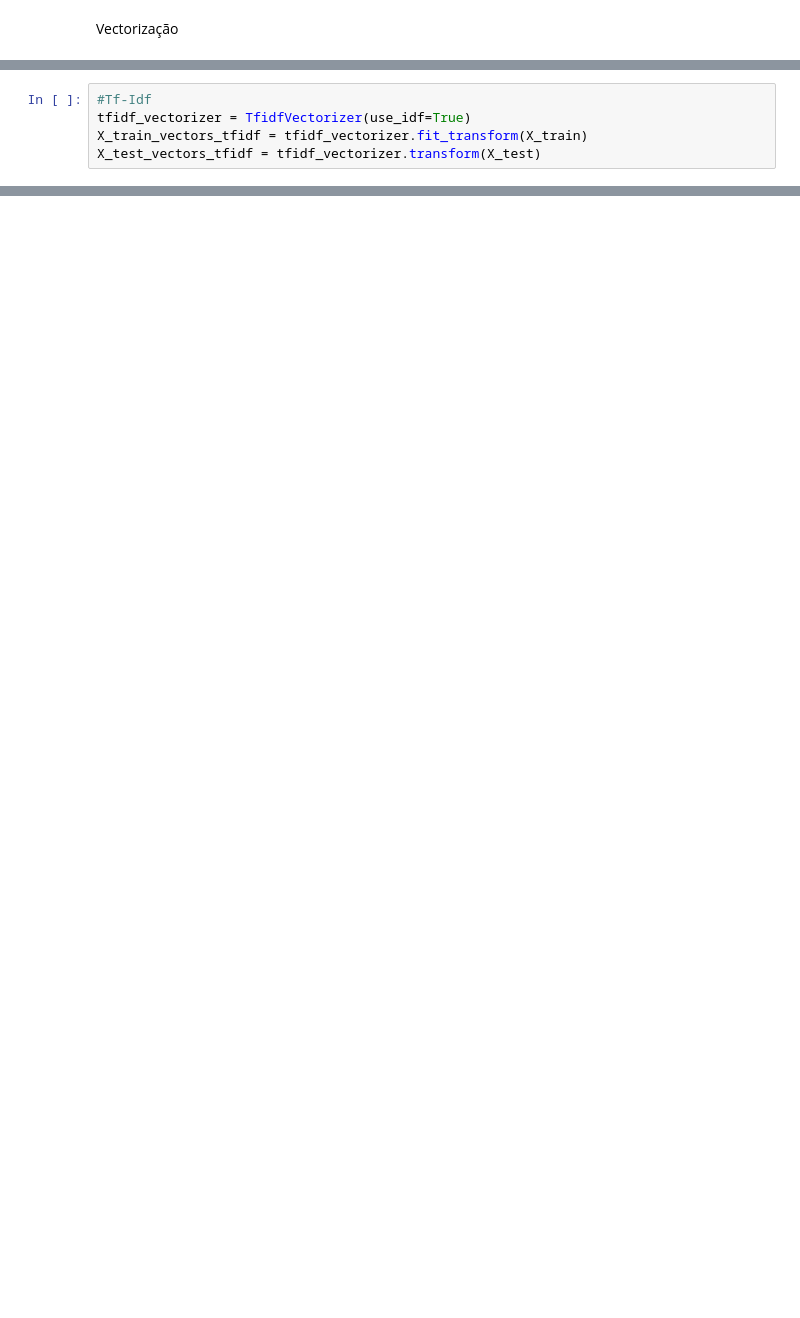
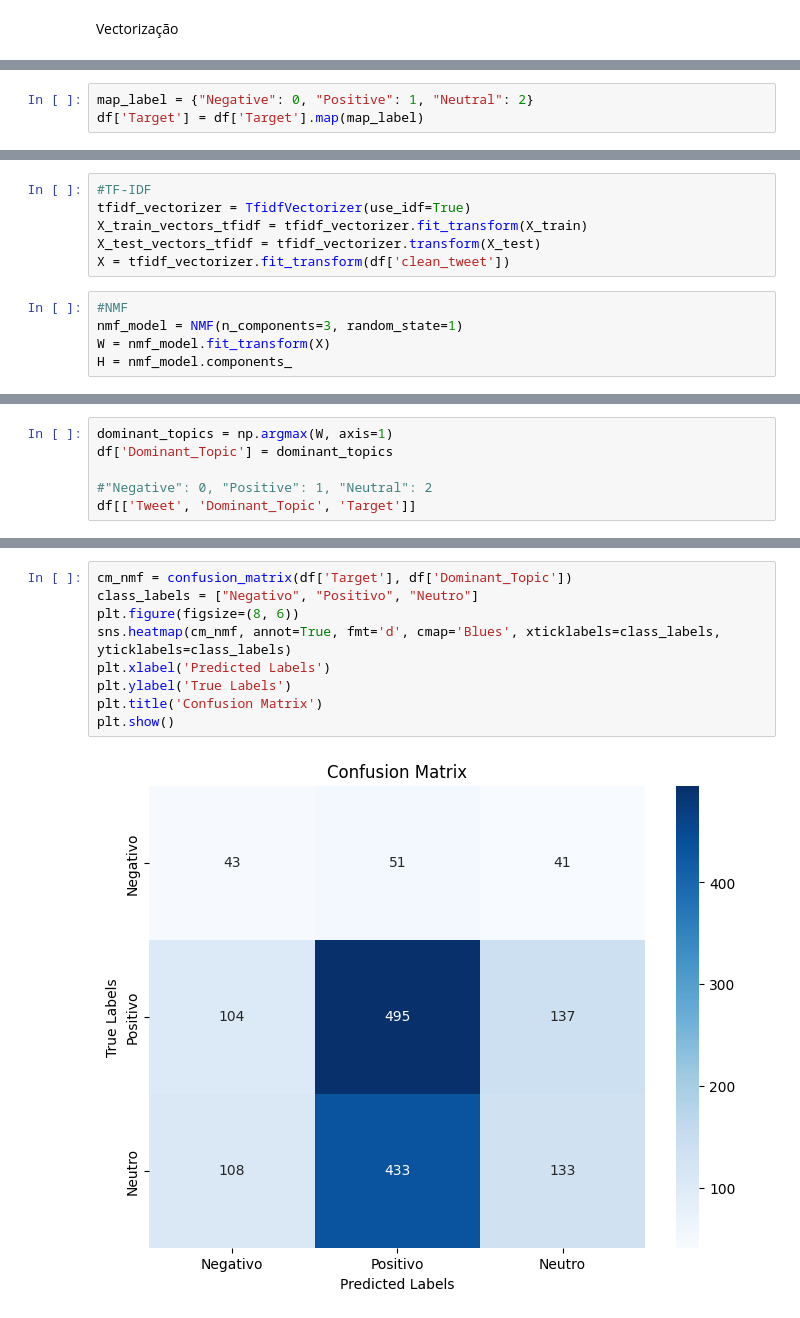
Before and after one commit to vfsas3/Sentiment-Analysis-and-Topic-Modelling, a Jupyter notebook: Untitled.ipynb, the cells around one changed output, grey strips where cells are left out. Saved outputs shown, nothing was run; the diff lists cells and outputs as text; blank space fills up the shorter version.

```diff
--- a/Untitled.ipynb
+++ b/Untitled.ipynb
@@ -189 +144,4 @@ from sklearn.metrics import roc_curve, auc, roc_auc_score
+# %%
+map_label = {"Negative": 0, "Positive": 1, "Neutral": 2}
+df['Target'] = df['Target'].map(map_label)
 # %%
@@ -196,5 +149,11 @@ X_test_tok= [nltk.word_tokenize(i) for i in X_test]
 # %%
-#Tf-Idf
+#TF-IDF
 tfidf_vectorizer = TfidfVectorizer(use_idf=True)
 X_train_vectors_tfidf = tfidf_vectorizer.fit_transform(X_train)
 X_test_vectors_tfidf = tfidf_vectorizer.transform(X_test)
+X = tfidf_vectorizer.fit_transform(df['clean_tweet'])
+# %%
+#NMF
+nmf_model = NMF(n_components=3, random_state=1)
+W = nmf_model.fit_transform(X)
+H = nmf_model.components_
@@ -200,0 +192,6 @@ X_test_vectors_tfidf = tfidf_vectorizer.transform(X_test)
+# %%
+dominant_topics = np.argmax(W, axis=1)
+df['Dominant_Topic'] = dominant_topics
+
+#"Negative": 0, "Positive": 1, "Neutral": 2
+df[['Tweet', 'Dominant_Topic', 'Target']]
@@ -200,0 +212,11 @@ X_test_vectors_tfidf = tfidf_vectorizer.transform(X_test)
+# %%
+cm_nmf = confusion_matrix(df['Target'], df['Dominant_Topic'])
+class_labels = ["Negativo", "Positivo", "Neutro"]
+plt.figure(figsize=(8, 6))
+sns.heatmap(cm_nmf, annot=True, fmt='d', cmap='Blues', xticklabels=class_labels, yticklabels=class_labels)
+plt.xlabel('Predicted Labels')
+plt.ylabel('True Labels')
+plt.title('Confusion Matrix')
+plt.show()
+# %% [output]
+[figure, added]
```
Also changed, not shown: parts of 20 cells of this notebook.
